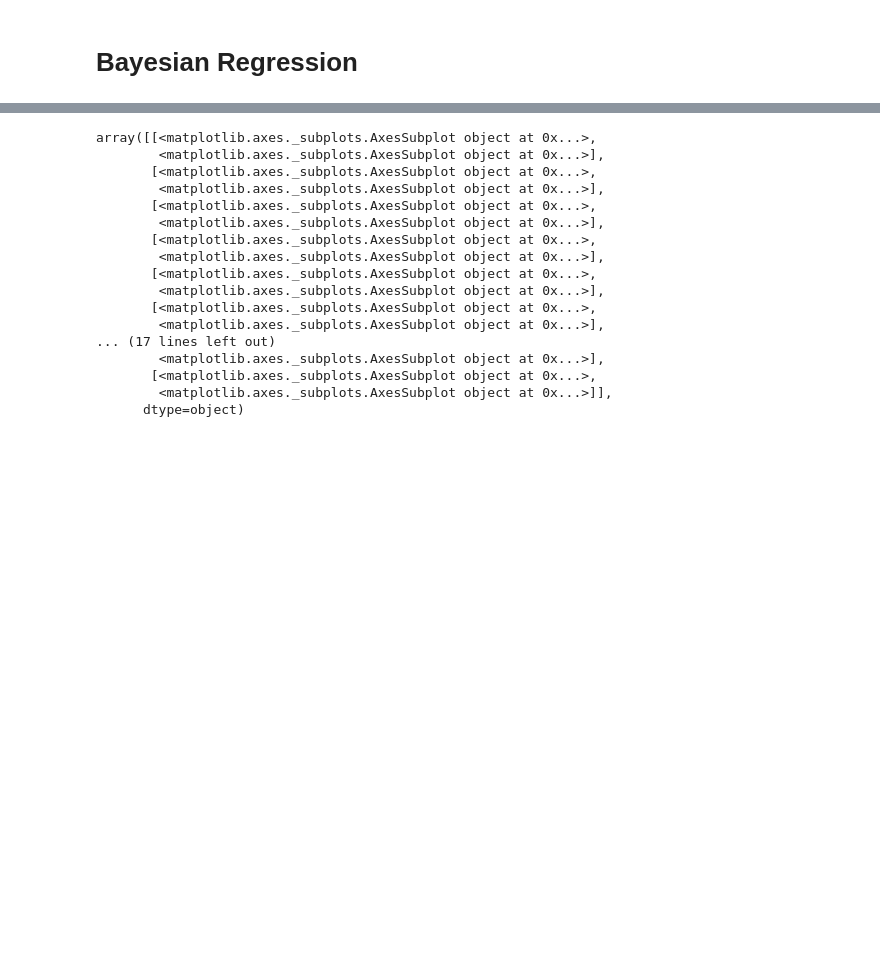
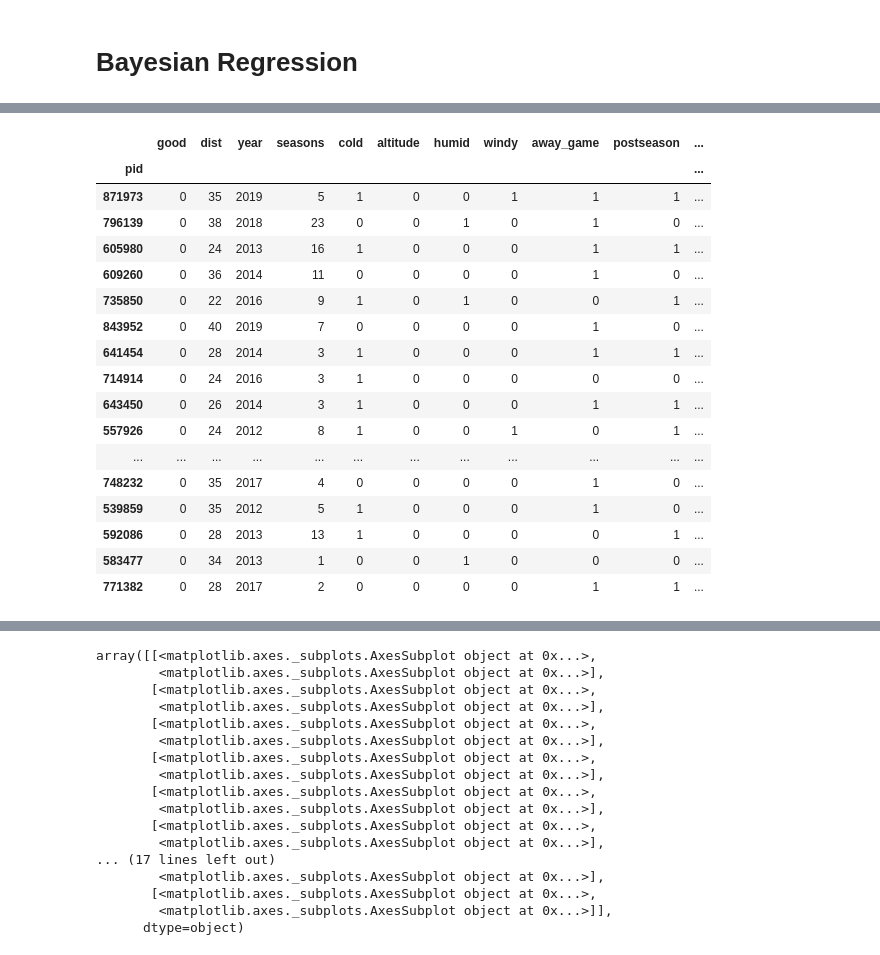
Before and after one commit to lewisbails/nfl-project, a Jupyter notebook: notebooks/bayesian.ipynb, the cells around one changed output, grey strips where cells are left out. Drawn from its saved outputs; the diff is of its cells as text; code cells hidden in the pictures; blank space fills up the shorter version.

```diff
--- a/notebooks/bayesian.ipynb
+++ b/notebooks/bayesian.ipynb
@@ -60,0 +93,23 @@ Text(0, 0.5, 'outcome')
+# %%
+sample_data['y_pred'] = beta.mean()
+# %%
+sample_data[(sample_data['good']==0) & (sample_data['y_pred']>=0.9)]
+# %% [output]
+|  | good | dist | year | seasons | cold | altitude | humid | windy | away_game | postseason | ... |
+| pid |  |  |  |  |  |  |  |  |  |  | ... |
+| 871973 | 0 | 35 | 2019 | 5 | 1 | 0 | 0 | 1 | 1 | 1 | ... |
+| 796139 | 0 | 38 | 2018 | 23 | 0 | 0 | 1 | 0 | 1 | 0 | ... |
+| 605980 | 0 | 24 | 2013 | 16 | 1 | 0 | 0 | 0 | 1 | 1 | ... |
+| 609260 | 0 | 36 | 2014 | 11 | 0 | 0 | 0 | 0 | 1 | 0 | ... |
+| 735850 | 0 | 22 | 2016 | 9 | 1 | 0 | 1 | 0 | 0 | 1 | ... |
+| 843952 | 0 | 40 | 2019 | 7 | 0 | 0 | 0 | 0 | 1 | 0 | ... |
+| 641454 | 0 | 28 | 2014 | 3 | 1 | 0 | 0 | 0 | 1 | 1 | ... |
+| 714914 | 0 | 24 | 2016 | 3 | 1 | 0 | 0 | 0 | 0 | 0 | ... |
+| 643450 | 0 | 26 | 2014 | 3 | 1 | 0 | 0 | 0 | 1 | 1 | ... |
+| 557926 | 0 | 24 | 2012 | 8 | 1 | 0 | 0 | 1 | 0 | 1 | ... |
+| ... | ... | ... | ... | ... | ... | ... | ... | ... | ... | ... | ... |
+| 748232 | 0 | 35 | 2017 | 4 | 0 | 0 | 0 | 0 | 1 | 0 | ... |
+| 539859 | 0 | 35 | 2012 | 5 | 1 | 0 | 0 | 0 | 1 | 0 | ... |
+| 592086 | 0 | 28 | 2013 | 13 | 1 | 0 | 0 | 0 | 0 | 1 | ... |
+| 583477 | 0 | 34 | 2013 | 1 | 0 | 0 | 1 | 0 | 0 | 0 | ... |
+| 771382 | 0 | 28 | 2017 | 2 | 0 | 0 | 0 | 0 | 1 | 1 | ... |
```
Also changed, not shown: parts of 12 cells of this notebook, 8 other files.
